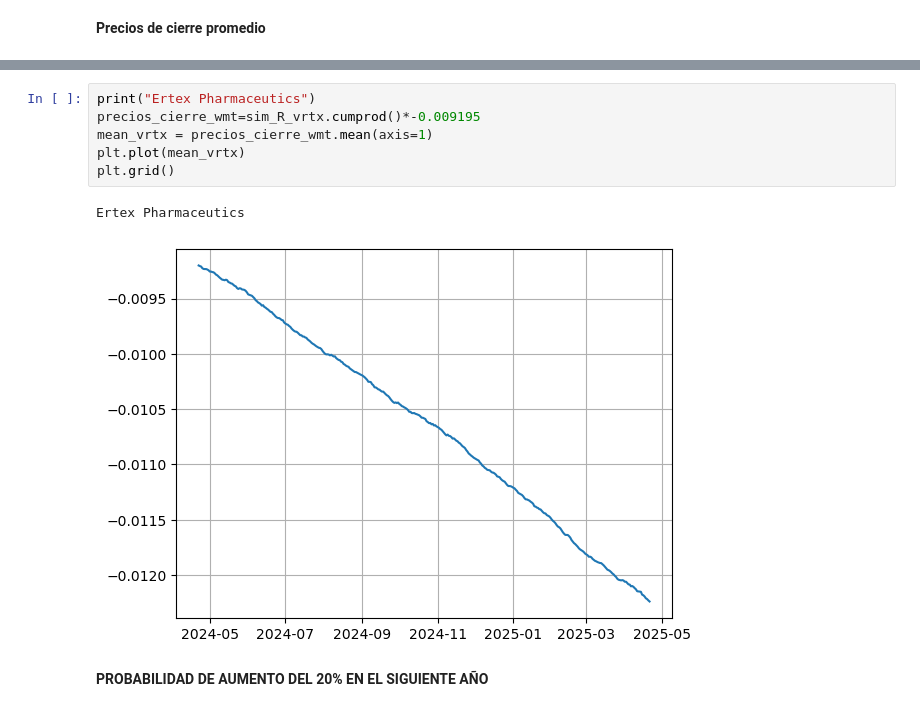
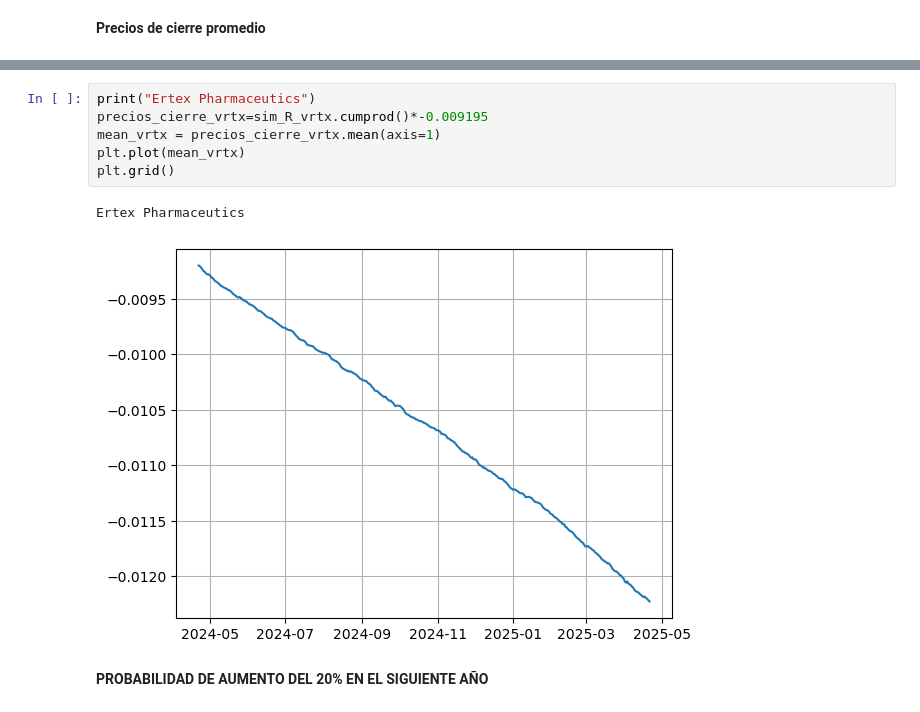
Before and after one commit to NancyWoolrich/Proyecto2-Simulacion, a Jupyter notebook: ProyectoModulo2_RodriguezL_ValenzuelaM_WoolrichN (1).ipynb, the cells around one changed output, grey strips where cells are left out. Saved outputs shown, nothing was run; the diff lists cells and outputs as text.

```diff
--- a/ProyectoModulo2_RodriguezL_ValenzuelaM_WoolrichN (1).ipynb
+++ b/ProyectoModulo2_RodriguezL_ValenzuelaM_WoolrichN (1).ipynb
@@ -340,12 +342,12 @@ Occidental Petroleum
 # %%
 print("Ertex Pharmaceutics")
-precios_cierre_wmt=sim_R_vrtx.cumprod()*-0.009195
-mean_vrtx = precios_cierre_wmt.mean(axis=1)
+precios_cierre_vrtx=sim_R_vrtx.cumprod()*-0.009195
+mean_vrtx = precios_cierre_vrtx.mean(axis=1)
 plt.plot(mean_vrtx)
 plt.grid()
 # %% [output]
 Ertex Pharmaceutics
-[figure, old version]
+[figure, new version]
 # %% [markdown]
 **PROBABILIDAD DE AUMENTO DEL 20% EN EL SIGUIENTE AÑO**
 # %%
```
Also changed, not shown: parts of 27 cells of this notebook.
